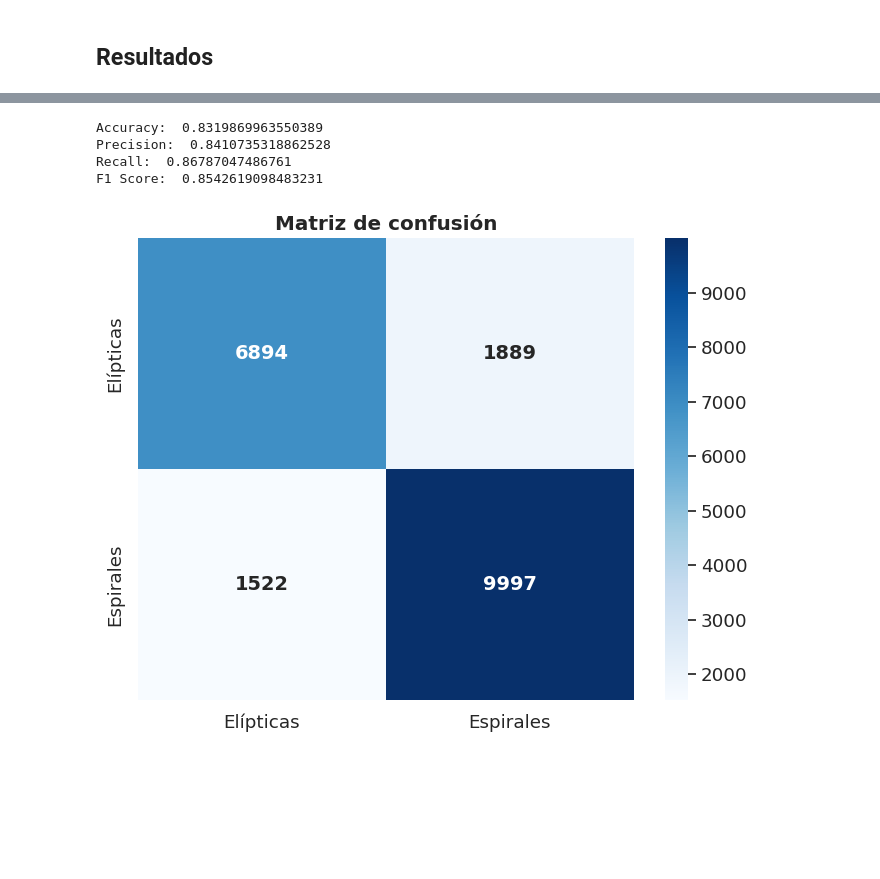
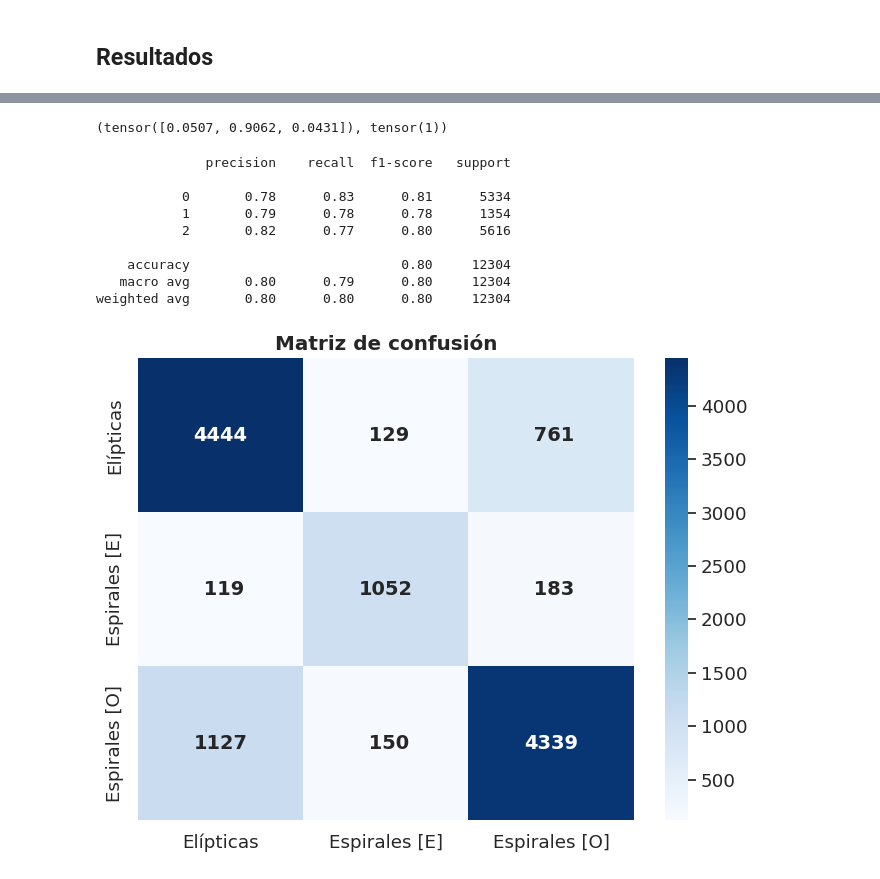
Before and after one commit to madyisus/Dinov2-finetuning-for-galaxy-classification, a Jupyter notebook: Emb2Class.ipynb, the cells around one changed output, grey strips where cells are left out. Cells and saved outputs as stored; diff of their text form; code cells hidden in the pictures; blank space fills up the shorter version.

Commit message:
Added class counting and schedule for lr based on accuracy

```diff
--- a/Emb2Class.ipynb
+++ b/Emb2Class.ipynb
@@ -707,7 +990,7 @@ loader = CDataloader(Xtrain = X_train, ytrain = y_train, Xval = X_val, yval = y_
                                 tfr_val    = transform_valtest,
                                 tfr_test   = transform_valtest,
                                 tfr_model  = model,
-                                batch_size = 16, # Con este valor la gpu ocupa ~3 gb de vram
+                                batch_size = 24, # Con este valor la gpu ocupa ~3 gb de vram
                                 shuffle    = True)
 
 print(f"CDataloader fue ejecutado correctamente")
@@ -930,22 +1224,27 @@ class DinoV2Classifier(nn.Module):
         out_size = Args_dict["out_size"]
 
         self.act1 = nn.ReLU()
-        self.act2 = nn.Sigmoid()
+        #self.act2 = nn.Sigmoid()
+
+        #self.drop = nn.Dropout(p=0.1)
 
         self.fc1 = nn.Linear(emb_size, 256)
-        self.fc2 = nn.Linear(256, out_size) # 64
-        #self.fc3 = nn.Linear(64, out_size)
+        self.fc2 = nn.Linear(256, 64) # 64
+        self.fc3 = nn.Linear(64, out_size)
+
+        #self.dinoclf = torch.load('dinov2_vits14_reg4_linear_head.pth')
 
     def forward(self, x):
         x = self.act1(self.fc1(x))
-        x = self.act2(self.fc2(x)) #act1
-        #x = self.act2(self.fc3(x))
+        x = self.act1(self.fc2(x)) #act1
+        x = self.fc3(x)
+        #x = self.dinoclf(x)
         return x
 # %% [markdown]
 # Compilación
 # %%
 architecture = {"emb_size": model_output, "out_size": num_classes}
-hyperparams  = {"nepochs": 30, "lr":0.0005, "patience": 3, "exp": "./Model/"}
+hyperparams  = {"nepochs": 30, "lr":0.01, "patience": 3, "exp": "./Model/", 'schedule_lr': True}
 # %%
 DINO = CTrainer(arch = architecture, hyper = hyperparams, model_instance = DinoV2Classifier)
 DINO.compile(load_checkpoint=False)
@@ -1023,6 +1320,6 @@ np.savetxt("Model/dino_results.txt", results)
 ## Cargar resultados
 # %%
 # Testing
-#DINO = CTrainer(arch = architecture, hyper = hyperparams, model_instance = DinoV2Classifier)
-#DINO.compile(load_checkpoint=True)
+DINO = CTrainer(arch = architecture, hyper = hyperparams, model_instance = DinoV2Classifier)
+DINO.compile(load_checkpoint=True)
 # %% [output]
@@ -1080,6 +1376,10 @@ print(loss_test, metric_test)
 X_tfr = transform_valtest(ID2img(X_test[0]))
 X_tfr = model(X_tfr.cuda().unsqueeze(0)).squeeze(0)
 yhat_prob, yhat = DINO.predict(X_tfr.cpu())
+# %%
+yhat_prob, yhat
+# %% [output]
+(tensor([0.0507, 0.9062, 0.0431]), tensor(1))
 # %%
 # Obtenemos clase real y clase predicha para métricas
 y_prob = []
@@ -1103,28 +1403,35 @@ y_pred = np.array(y_pred)
 y_prob = np.array(y_prob)
 # %%
 # Cálculo de métricas
-print("Accuracy: ", accuracy_score(y_true, y_pred))
-print("Precision: ", precision_score(y_true, y_pred))
-print("Recall: ", recall_score(y_true, y_pred))
-print("F1 Score: ", f1_score(y_true, y_pred))
+print(classification_report(y_true, y_pred))
+
+#print("Accuracy: ", accuracy_score(y_true, y_pred))
+#print("Precision: ", precision_score(y_true, y_pred))
+#print("Recall: ", recall_score(y_true, y_pred))
+#print("F1 Score: ", f1_score(y_true, y_pred))
 # %% [output]
-Accuracy:  0.8319869963550389
-Precision:  0.8410735318862528
-Recall:  0.86787047486761
-F1 Score:  0.8542619098483231
+              precision    recall  f1-score   support
+
+           0       0.78      0.83      0.81      5334
+           1       0.79      0.78      0.78      1354
+           2       0.82      0.77      0.80      5616
+
+    accuracy                           0.80     12304
+   macro avg       0.80      0.79      0.80     12304
+weighted avg       0.80      0.80      0.80     12304
 # %%
 # Matriz de confusión
 cm = confusion_matrix(y_true, y_pred)
 
 plt.figure(figsize=(8,6))
 sns.set(font_scale=1.2)
-sns.heatmap(cm, annot=True, fmt='4.0f', xticklabels=['Elípticas', 'Espirales'], yticklabels=['Elípticas', 'Espirales'],
+sns.heatmap(cm, annot=True, fmt='4.0f', xticklabels=['Elípticas', 'Espirales [E]', 'Espirales [O]'], yticklabels=['Elípticas', 'Espirales [E]', 'Espirales [O]'],
             annot_kws={'fontsize':14,'fontweight':'bold'}, cmap='Blues')
 plt.title('Matriz de confusión', weight='bold')
 
 plt.savefig("Model/confusion_matrix.png")
 # %% [output]
-[figure, old version]
+[figure, new version]
 # %%
 # Curva ROC
 fpr, tpr, thr = roc_curve(y_true, y_prob, pos_label=1) # Obtener métricas y threshold
```
Also changed, not shown: parts of 61 cells of this notebook.
